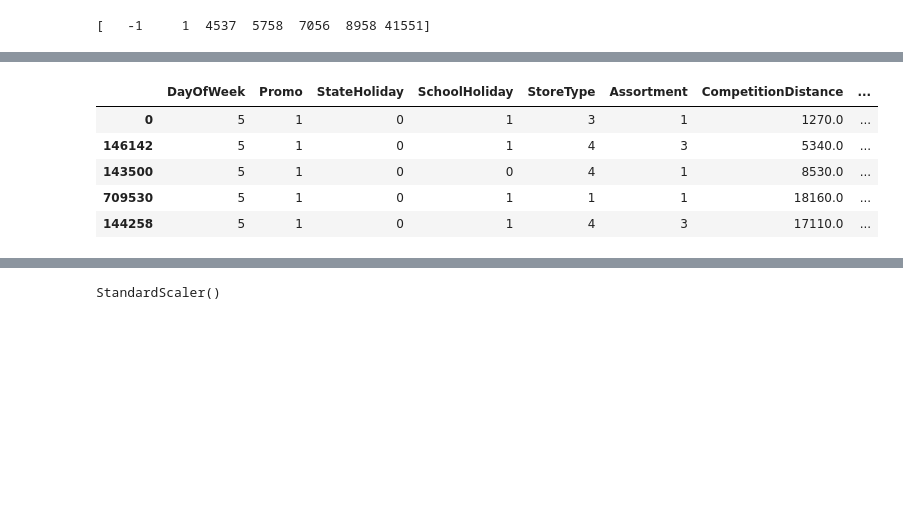
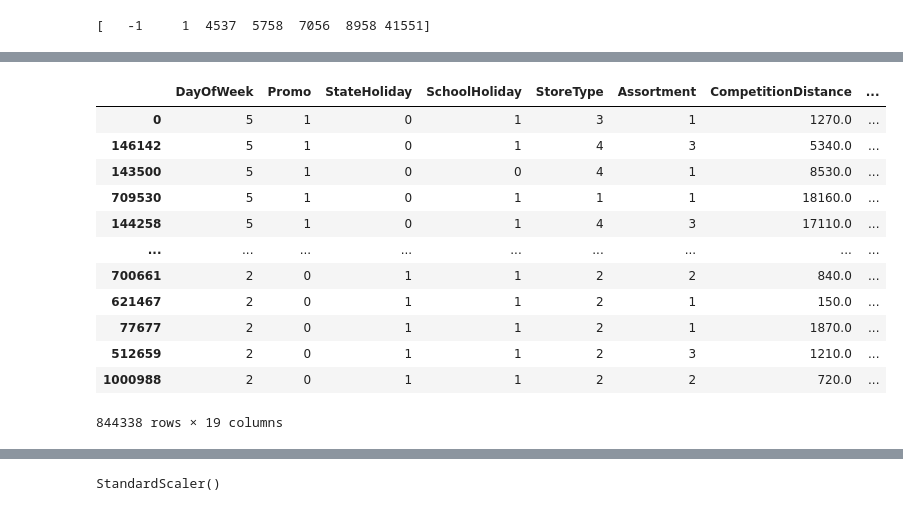
Before and after one commit to dietrichalex/cse, a Jupyter notebook: rossmann-XAI - Sales.ipynb, the cells around one changed output, grey strips where cells are left out. Cells and saved outputs as stored; diff of their text form; code cells hidden in the pictures; blank space fills up the shorter version.

```diff
--- a/rossmann-XAI - Sales.ipynb
+++ b/rossmann-XAI - Sales.ipynb
@@ -211,10 +237,17 @@ test.head()
 # %%
 # erste 5 zeilen von trainingsdaten ausgeben
-train.head()
+train
 # %% [output]
 |  | DayOfWeek | Promo | StateHoliday | SchoolHoliday | StoreType | Assortment | CompetitionDistance | ... |
 | 0 | 5 | 1 | 0 | 1 | 3 | 1 | 1270.0 | ... |
 | 146142 | 5 | 1 | 0 | 1 | 4 | 3 | 5340.0 | ... |
 | 143500 | 5 | 1 | 0 | 0 | 4 | 1 | 8530.0 | ... |
 | 709530 | 5 | 1 | 0 | 1 | 1 | 1 | 18160.0 | ... |
 | 144258 | 5 | 1 | 0 | 1 | 4 | 3 | 17110.0 | ... |
+| ... | ... | ... | ... | ... | ... | ... | ... | ... |
+| 700661 | 2 | 0 | 1 | 1 | 2 | 2 | 840.0 | ... |
+| 621467 | 2 | 0 | 1 | 1 | 2 | 1 | 150.0 | ... |
+| 77677 | 2 | 0 | 1 | 1 | 2 | 1 | 1870.0 | ... |
+| 512659 | 2 | 0 | 1 | 1 | 2 | 3 | 1210.0 | ... |
+| 1000988 | 2 | 0 | 1 | 1 | 2 | 2 | 720.0 | ... |
+844338 rows × 19 columns
```
Also changed, not shown: parts of 18 cells of this notebook.
